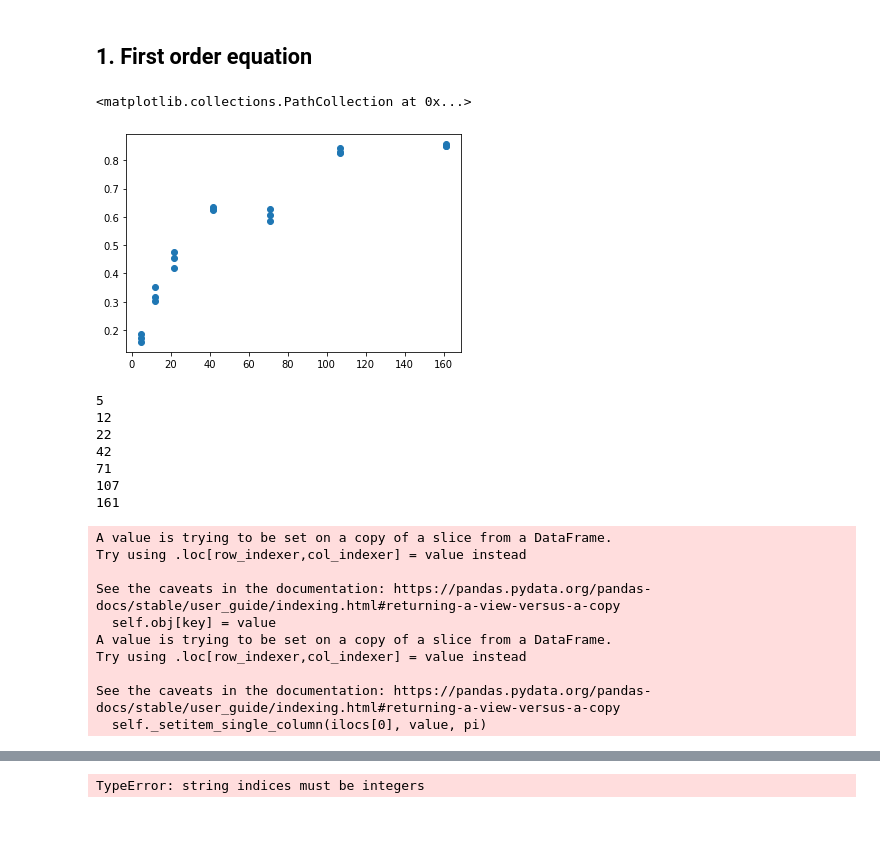
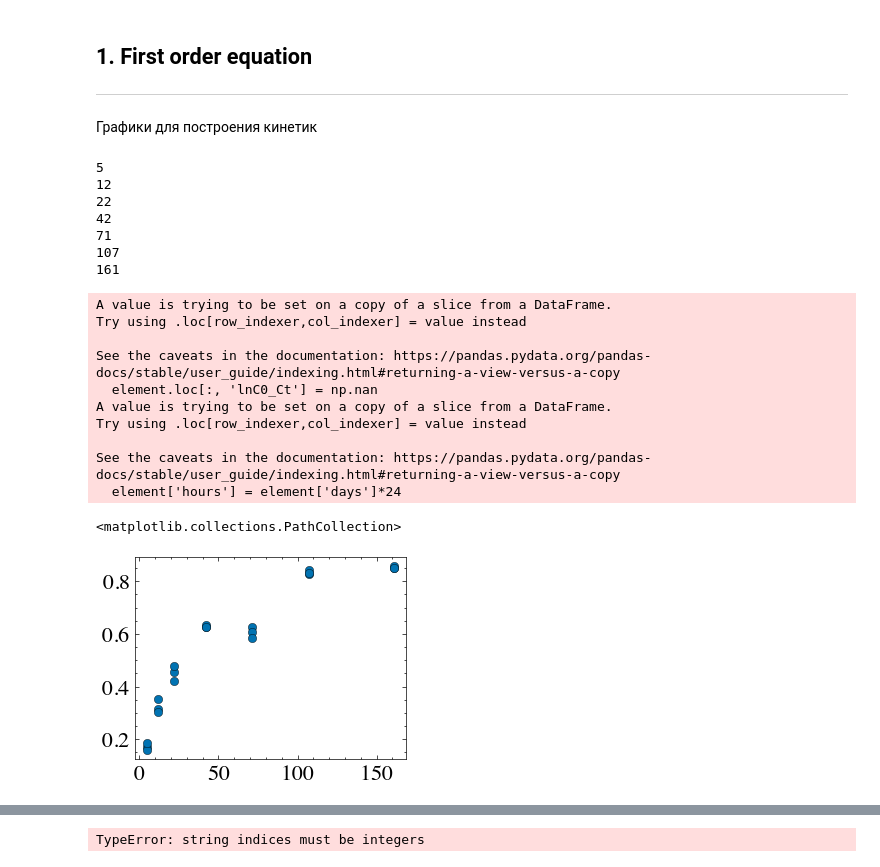
Before and after one commit to mishagrol/clay_minerals, a Jupyter notebook: notebooks/2. First order reaction kinetics.ipynb, the cells around one changed output, grey strips where cells are left out. Drawn from its saved outputs; the diff is of its cells as text; code cells hidden in the pictures; blank space fills up the shorter version.

Commit message:
add: Plots with language seelection

```diff
--- a/notebooks/2. First order reaction kinetics.ipynb
+++ b/notebooks/2. First order reaction kinetics.ipynb
@@ -1,5 +1,8 @@
 # %% [markdown]
 ## 1. First order equation
+----
+
+Графики для построения кинетик
 # %%
 import matplotlib.pyplot as plt
 import numpy as np
@@ -10,0 +15,9 @@ from sklearn.metrics import r2_score
+# %%
+import scienceplots
+# use science style
+plt.style.use(['science', 'no-latex', 'russian-font'])
+
+sns.set_palette('colorblind')
+# sns.set_context('talk')
+plt.rcParams["font.family"] = "Times"
+plt.rcParams.update({'font.size':16})
@@ -11,36 +26,40 @@ from sklearn.metrics import r2_score
 # %%
 df = pd.read_csv('../data/dataset.csv', index_col=0)
+
+
+element = df.loc[mask]
+start_timestep  = element['days'].unique()[0]
+element.loc[:, 'lnC0_Ct'] = np.nan
+for day in element['days'].unique():
+    initC0 = element.loc[element['days']==start_timestep, 'value']
+    timestep = element.loc[element['days']==day, 'value']
+    element.loc[element['days']==day, 'lnC0_Ct'] = np.log(initC0.values / timestep.values)
+    print(day)
+
+element['hours'] = element['days']*24
+
+
 mask = (df['variable']=='Si') & (df['parameter']=='Oxalic')
 t= df.loc[mask, 'days'].values
 A= df.loc[mask, 'value'].values
-plt.scatter(t,A)
+plt.scatter(t,A, edgecolors='black', linewidth=0.3)
 # %% [output]
-<matplotlib.collections.PathCollection at 0x...>
+5
+12
+22
+42
+71
+107
+161
+A value is trying to be set on a copy of a slice from a DataFrame.
+Try using .loc[row_indexer,col_indexer] = value instead
+
+See the caveats in the documentation: https://pandas.pydata.org/pandas-docs/stable/user_guide/indexing.html#returning-a-view-versus-a-copy
+  element.loc[:, 'lnC0_Ct'] = np.nan
+A value is trying to be set on a copy of a slice from a DataFrame.
+Try using .loc[row_indexer,col_indexer] = value instead
+
+See the caveats in the documentation: https://pandas.pydata.org/pandas-docs/stable/user_guide/indexing.html#returning-a-view-versus-a-copy
+  element['hours'] = element['days']*24
+<matplotlib.collections.PathCollection>
-[figure, old version]
+[figure, new version]
-# %%
-element = df.loc[mask]
-start_timestep  = element['days'].unique()[0]
-element.loc[:, 'lnC0_Ct'] = np.nan
-for day in element['days'].unique():
-    initC0 = element.loc[element['days']==start_timestep, 'value']
-    timestep = element.loc[element['days']==day, 'value']
-    element.loc[element['days']==day, 'lnC0_Ct'] = np.log(initC0.values / timestep.values)
-    print(day)
-# %% [output]
-5
-12
-22
-42
-71
-107
-161
-A value is trying to be set on a copy of a slice from a DataFrame.
-Try using .loc[row_indexer,col_indexer] = value instead
-
-See the caveats in the documentation: https://pandas.pydata.org/pandas-docs/stable/user_guide/indexing.html#returning-a-view-versus-a-copy
-  self.obj[key] = value
-A value is trying to be set on a copy of a slice from a DataFrame.
-Try using .loc[row_indexer,col_indexer] = value instead
-
-See the caveats in the documentation: https://pandas.pydata.org/pandas-docs/stable/user_guide/indexing.html#returning-a-view-versus-a-copy
-  self._setitem_single_column(ilocs[0], value, pi)
```
Also changed, not shown: parts of 9 cells of this notebook, 4 other files.
